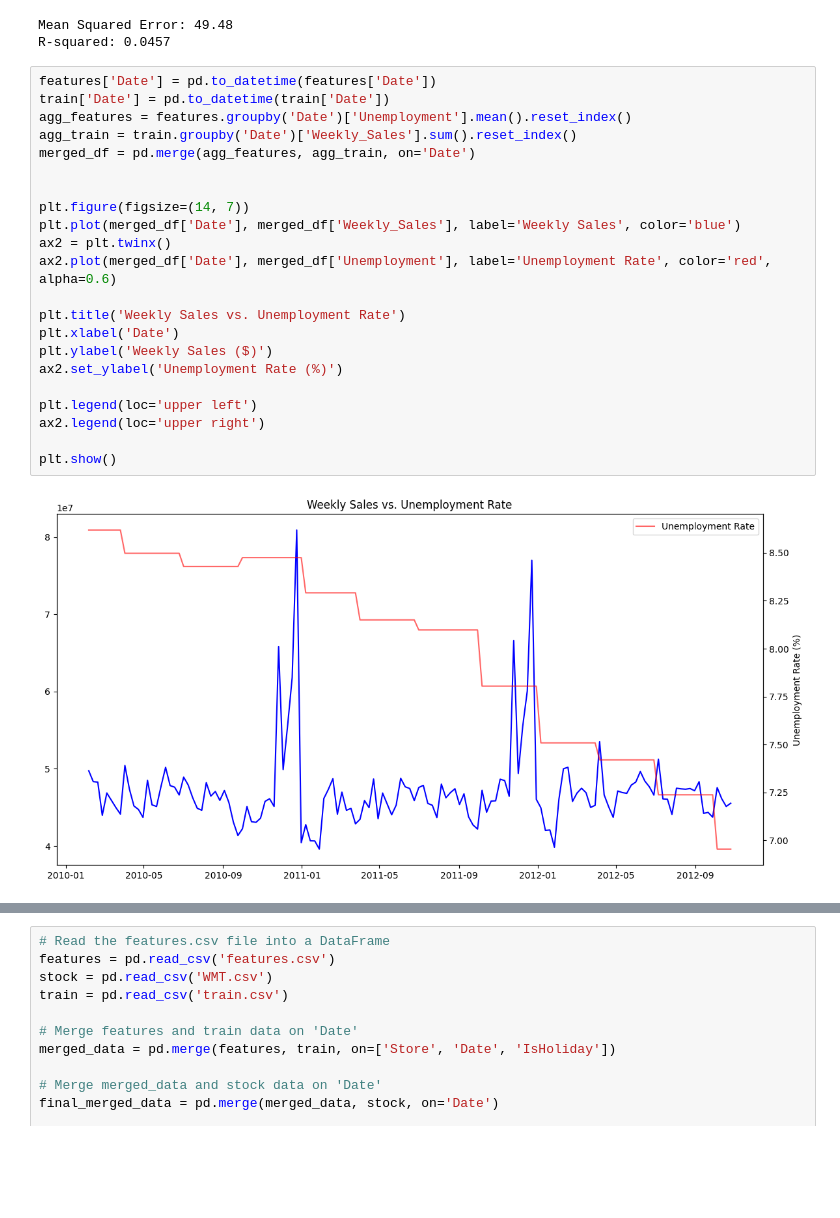
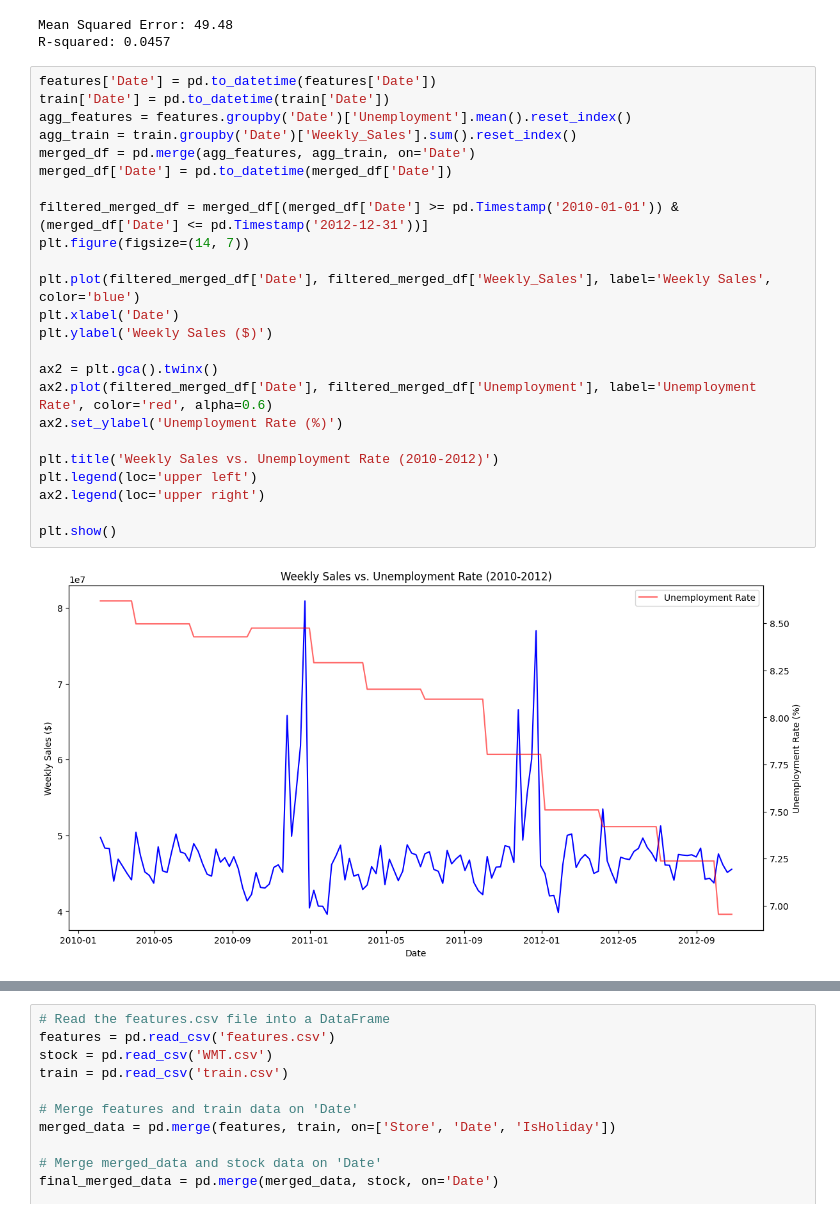
Before and after one commit to Chisholm10/CMSE-202-Project, a Jupyter notebook: FinalProject.ipynb, the cells around one changed output, grey strips where cells are left out. Cells and saved outputs as stored; diff of their text form; blank space fills up the shorter version.

```diff
--- a/FinalProject.ipynb
+++ b/FinalProject.ipynb
@@ -357,24 +448,26 @@ R-squared: 0.0457
 # %%
 features['Date'] = pd.to_datetime(features['Date'])
 train['Date'] = pd.to_datetime(train['Date'])
 agg_features = features.groupby('Date')['Unemployment'].mean().reset_index()
 agg_train = train.groupby('Date')['Weekly_Sales'].sum().reset_index()
 merged_df = pd.merge(agg_features, agg_train, on='Date')
+merged_df['Date'] = pd.to_datetime(merged_df['Date'])
 
+filtered_merged_df = merged_df[(merged_df['Date'] >= pd.Timestamp('2010-01-01')) & (merged_df['Date'] <= pd.Timestamp('2012-12-31'))]
+plt.figure(figsize=(14, 7))
 
-plt.figure(figsize=(14, 7))
-plt.plot(merged_df['Date'], merged_df['Weekly_Sales'], label='Weekly Sales', color='blue')
-ax2 = plt.twinx()
-ax2.plot(merged_df['Date'], merged_df['Unemployment'], label='Unemployment Rate', color='red', alpha=0.6)
-
-plt.title('Weekly Sales vs. Unemployment Rate')
+plt.plot(filtered_merged_df['Date'], filtered_merged_df['Weekly_Sales'], label='Weekly Sales', color='blue')
 plt.xlabel('Date')
 plt.ylabel('Weekly Sales ($)')
+
+ax2 = plt.gca().twinx()
+ax2.plot(filtered_merged_df['Date'], filtered_merged_df['Unemployment'], label='Unemployment Rate', color='red', alpha=0.6)
 ax2.set_ylabel('Unemployment Rate (%)')
 
+plt.title('Weekly Sales vs. Unemployment Rate (2010-2012)')
 plt.legend(loc='upper left')
 ax2.legend(loc='upper right')
 
 plt.show()
 # %% [output]
-[figure, old version]
+[figure, new version]
```
Also changed, not shown: parts of 24 cells of this notebook.
